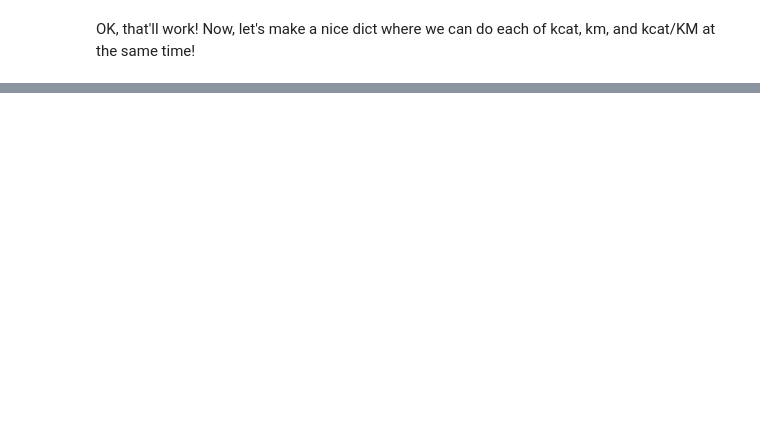
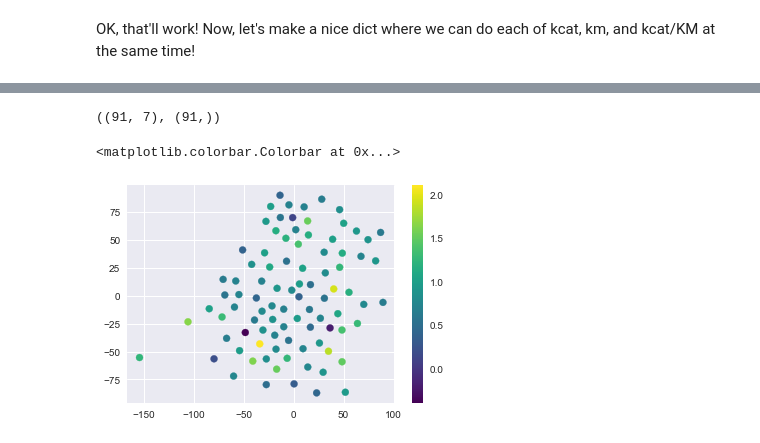
Before and after one commit to dacarlin/bglb_family, a Jupyter notebook: machine_learning/en__big_feat_set__stock_enzyme_design.ipynb, the cells around one changed output, grey strips where cells are left out. Drawn from its saved outputs; the diff is of its cells as text; code cells hidden in the pictures; blank space fills up the shorter version.

```diff
--- a/machine_learning/en__big_feat_set__stock_enzyme_design.ipynb
+++ b/machine_learning/en__big_feat_set__stock_enzyme_design.ipynb
@@ -115,0 +140,20 @@ OK, that'll work! Now, let's make a nice dict where we can do each of kcat, km,
+# %%
+%matplotlib inline
+import matplotlib.pyplot as plt
+import seaborn as sns
+from sklearn import decomposition, manifold
+
+X = d.drop('km', axis=1)
+y = d.km.ravel()
+
+X.shape, y.shape
+# %% [output]
+((91, 7), (91,))
+# %%
+tsne = manifold.TSNE()
+X_ = tsne.fit_transform(X)
+plt.scatter(X_[:,0], X_[:,1], c=y, cmap='viridis')
+plt.colorbar()
+# %% [output]
+<matplotlib.colorbar.Colorbar at 0x...>
+[figure, added]
```
Also changed, not shown: parts of 14 cells of this notebook, 2 other files.
